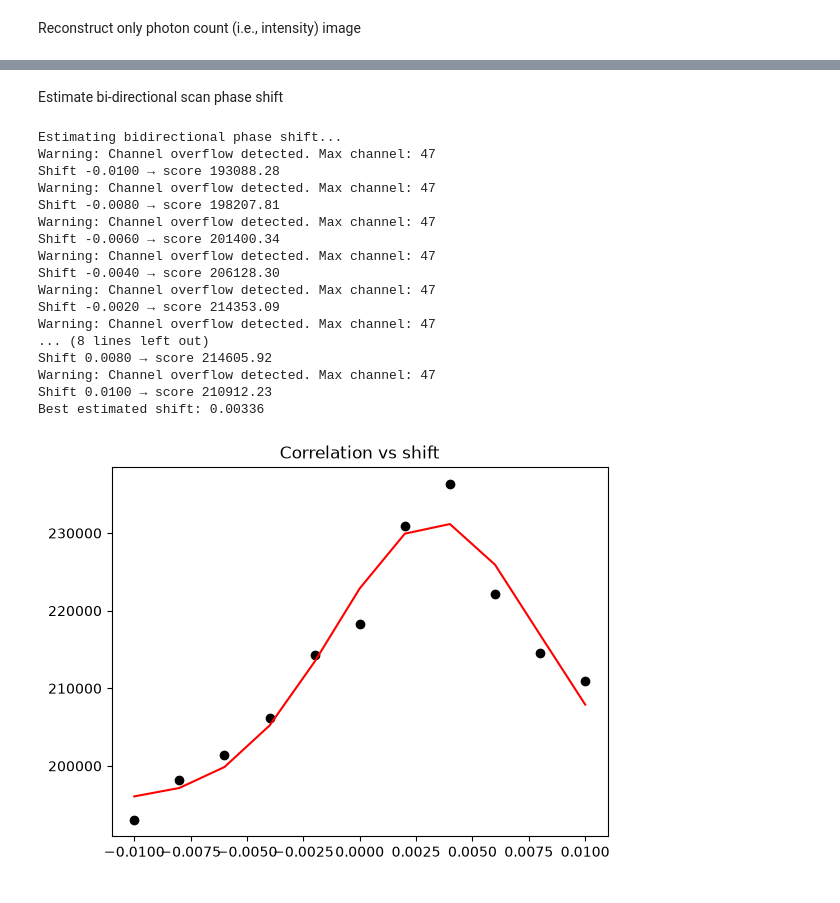
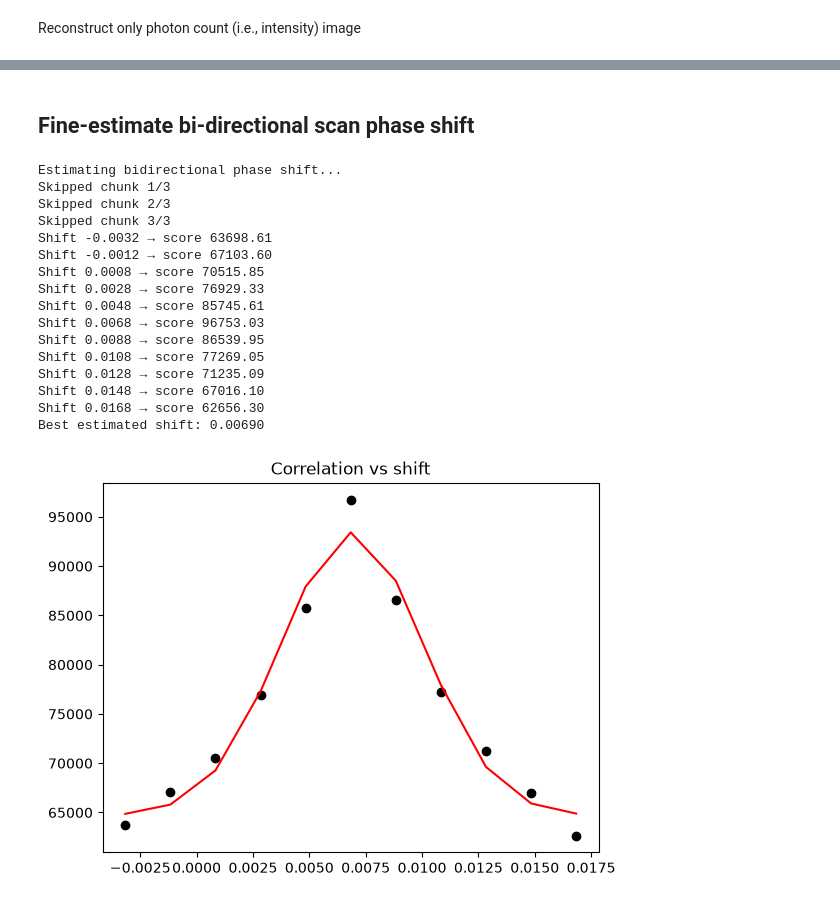
Before and after one commit to panekdal/tttrkit, a Jupyter notebook: examples/src/examples/image_reconstruction_bi-directional_scan.ipynb, the cells around one changed output, grey strips where cells are left out. Cells and saved outputs as stored; diff of their text form; code cells hidden in the pictures.

Commit message:
Bi-directional phase shift estimation finished

```diff
--- a/examples/src/examples/image_reconstruction_bi-directional_scan.ipynb
+++ b/examples/src/examples/image_reconstruction_bi-directional_scan.ipynb
@@ -75,12 +22,15 @@ Reconstruct only photon count (i.e., intensity) image
 # %%
 from tttrkit.ptuio.reconstructor import ScanConfig
 from tttrkit.ptuio.reconstructor import ImageReconstructor
+from tttrkit.ptuio.decoder import T3OverflowCorrector
+
+corrector = T3OverflowCorrector(wraparound=wrap)
 
 cfg = ScanConfig(
     bidirectional=True,
-    frames= 3,
-    lines=1024,
-    pixels=1024,
+    frames= 5,
+    lines=512,
+    pixels=512,
     line_accumulations= (16,),
     max_detector=2
     )
@@ -97,7 +47,11 @@ for chunk in reader.iter_chunks():
     corrected_chunk = corrector.correct(chunk)
     reconstructor.update(corrected_chunk)
 
+
+
+# chunk = reader.read(1_000_000)
+# corrected_chunk = corrector.correct(chunk)
+# reconstructor.update(corrected_chunk)
+
 result = reconstructor.finalize()
-
-image = result.photon_count
 # %% [output]
@@ -130,0 +82,21 @@ plt.show()
+# %%
+from tttrkit.ptuio.utils import estimate_bidirectional_prealign
+
+
+chunks_to_skip = 3
+
+ds = estimate_bidirectional_prealign(
+    reader,
+    cfg,
+    chunk_length=500_000,
+    skip_chunks=chunks_to_skip,
+    )
+
+import matplotlib.pyplot as plt
+_,ax = plt.subplots()
+
+ax.plot(ds.forward.values,label = 'forward')
+ax.plot(ds.backward.values,label='backward')
+ax.legend()
+
+plt.show()
@@ -131,35 +110,39 @@ plt.show()
 # %% [markdown]
-Estimate bi-directional scan phase shift
+## Fine-estimate bi-directional scan phase shift
 # %%
 from tttrkit.ptuio.utils import estimate_bidirectional_shift
 
+cfg.bidirectional_phase_shift = ds.phase_shift.values
+
+
 estimated_phase = estimate_bidirectional_shift(
         reader=reader,
-        config=cfg
+        config=cfg,
+        chunk_length=500_000,
+        skip_chunks=chunks_to_skip,
         )
 
 optimized_phase_shift, scores = estimated_phase
 _, ax = plt.subplots()
 ax.plot(scores[0],scores[1],color='black',marker='o',linestyle='')
 ax.plot(scores[0],scores[2],color='red',linestyle='-')
 ax.set_title('Correlation vs shift')
 plt.show()
 # %% [output]
 Estimating bidirectional phase shift...
-Warning: Channel overflow detected. Max channel: 47
-Shift -0.0100 → score 193088.28
-Warning: Channel overflow detected. Max channel: 47
-Shift -0.0080 → score 198207.81
-Warning: Channel overflow detected. Max channel: 47
-Shift -0.0060 → score 201400.34
-Warning: Channel overflow detected. Max channel: 47
-Shift -0.0040 → score 206128.30
-Warning: Channel overflow detected. Max channel: 47
-Shift -0.0020 → score 214353.09
-Warning: Channel overflow detected. Max channel: 47
-... (8 lines left out)
-Shift 0.0080 → score 214605.92
-Warning: Channel overflow detected. Max channel: 47
-Shift 0.0100 → score 210912.23
-Best estimated shift: 0.00336
+Skipped chunk 1/3
+Skipped chunk 2/3
+Skipped chunk 3/3
+Shift -0.0032 → score 63698.61
+Shift -0.0012 → score 67103.60
+Shift 0.0008 → score 70515.85
+Shift 0.0028 → score 76929.33
+Shift 0.0048 → score 85745.61
+Shift 0.0068 → score 96753.03
+Shift 0.0088 → score 86539.95
+Shift 0.0108 → score 77269.05
+Shift 0.0128 → score 71235.09
+Shift 0.0148 → score 67016.10
+Shift 0.0168 → score 62656.30
+Best estimated shift: 0.00690
-[figure, old version]
+[figure, new version]
```
Also changed, not shown: parts of 17 cells of this notebook, 2 other files.
